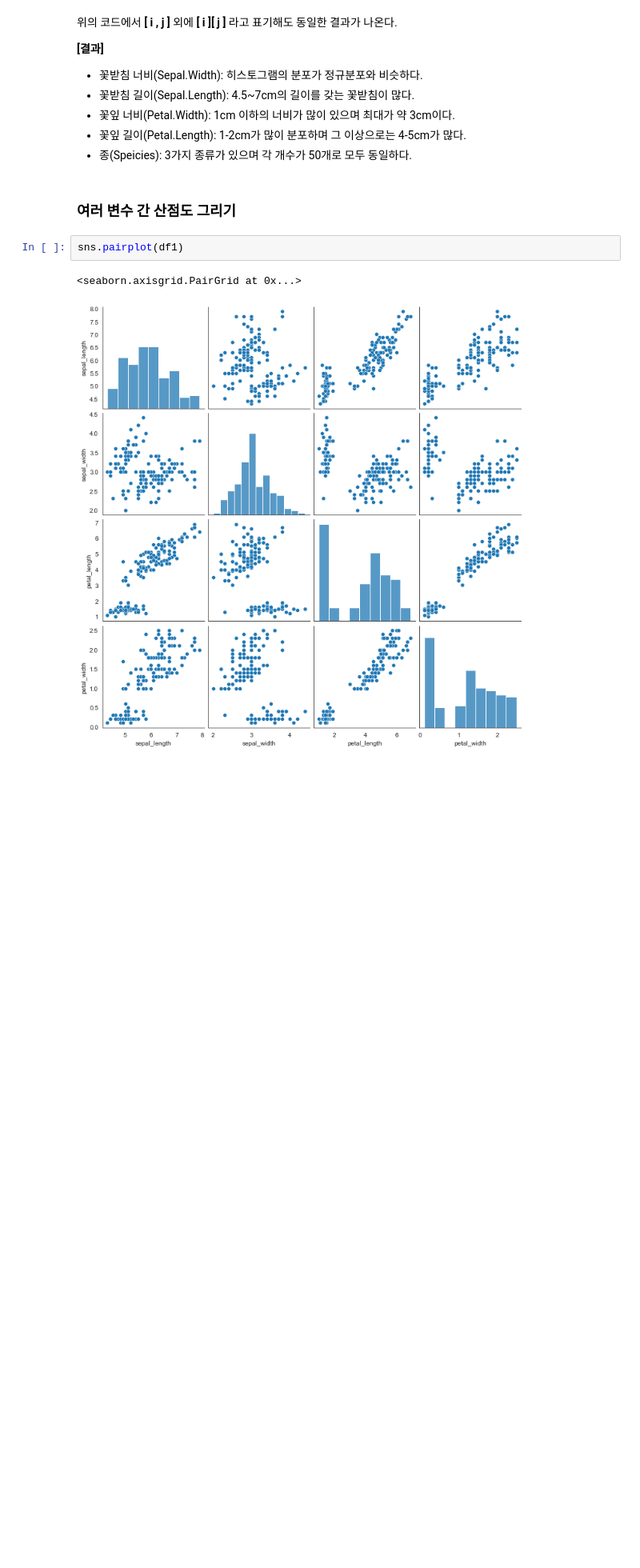
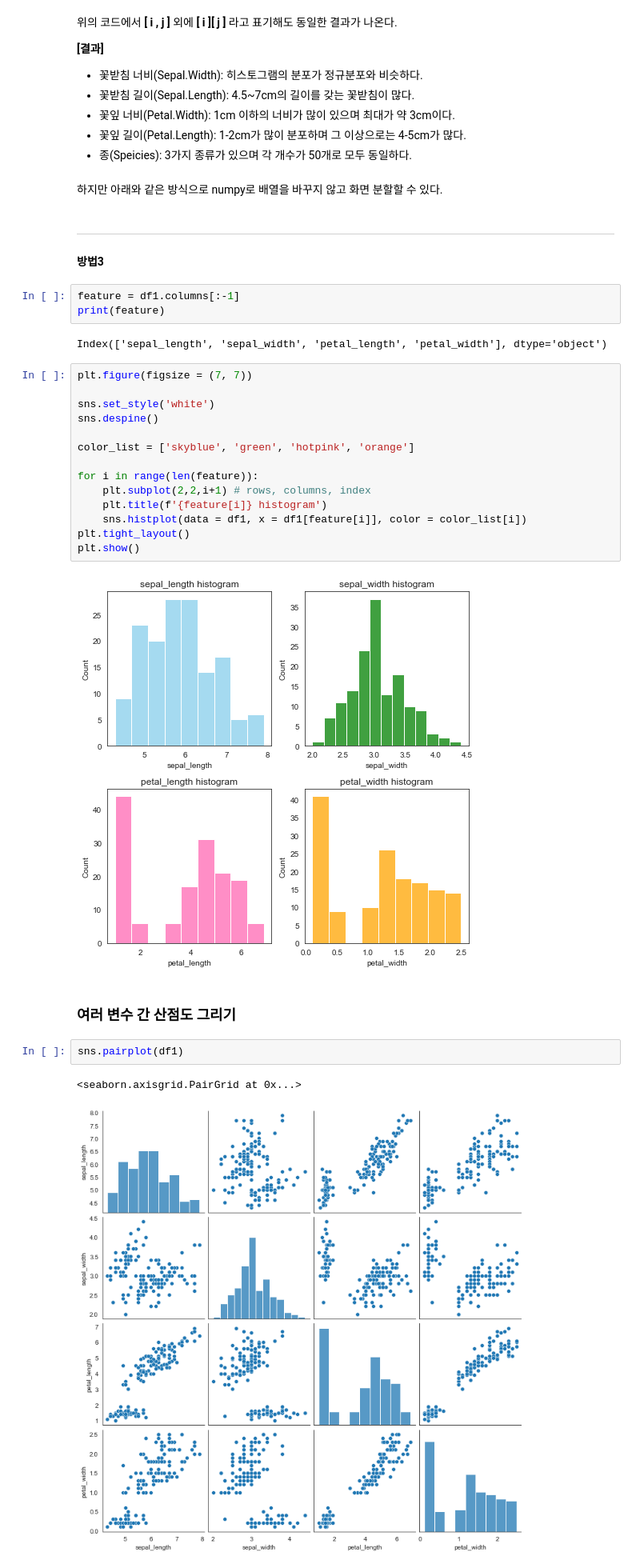
Before and after one commit to Park-Young-Bin/Python_Projects, a Jupyter notebook: iris 데이터 시각화.ipynb, the cells around one changed output. Shown: that part at 80% size. Saved outputs shown, nothing was run; the diff lists cells and outputs as text; blank space fills up the shorter version.

```diff
--- a/iris 데이터 시각화.ipynb
+++ b/iris 데이터 시각화.ipynb
@@ -159,6 +153,32 @@ plt.tight_layout() # 그래프 사이 간격 조정
 - 꽃잎 너비(Petal.Width): 1cm 이하의 너비가 많이 있으며 최대가 약 3cm이다.
 - 꽃잎 길이(Petal.Length): 1-2cm가 많이 분포하며 그 이상으로는 4-5cm가 많다.
 - 종(Speicies): 3가지 종류가 있으며 각 개수가 50개로 모두 동일하다.
+# %% [markdown]
+하지만 아래와 같은 방식으로 numpy로 배열을 바꾸지 않고 화면 분할할 수 있다.
+# %% [markdown]
+---
+#### 방법3
+# %%
+feature = df1.columns[:-1]
+print(feature)
+# %% [output]
+Index(['sepal_length', 'sepal_width', 'petal_length', 'petal_width'], dtype='object')
+# %%
+plt.figure(figsize = (7, 7))
+
+sns.set_style('white')
+sns.despine()
+
+color_list = ['skyblue', 'green', 'hotpink', 'orange']
+
+for i in range(len(feature)):
+    plt.subplot(2,2,i+1) # rows, columns, index
+    plt.title(f'{feature[i]} histogram')
+    sns.histplot(data = df1, x = df1[feature[i]], color = color_list[i])
+plt.tight_layout()
+plt.show()
+# %% [output]
+[figure, added]
 # %% [markdown]
 ### 여러 변수 간 산점도 그리기
 # %%
```
Also changed, not shown: parts of 6 cells of this notebook.
